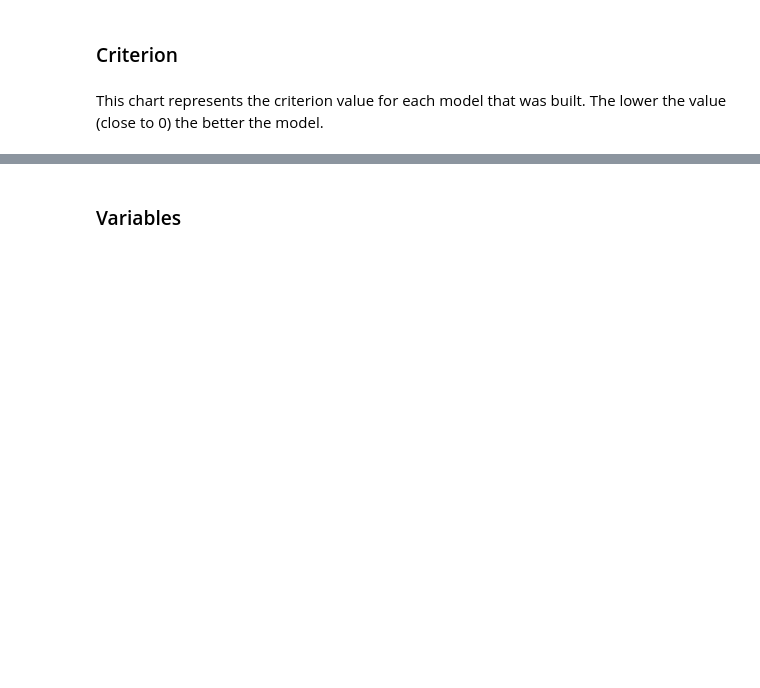
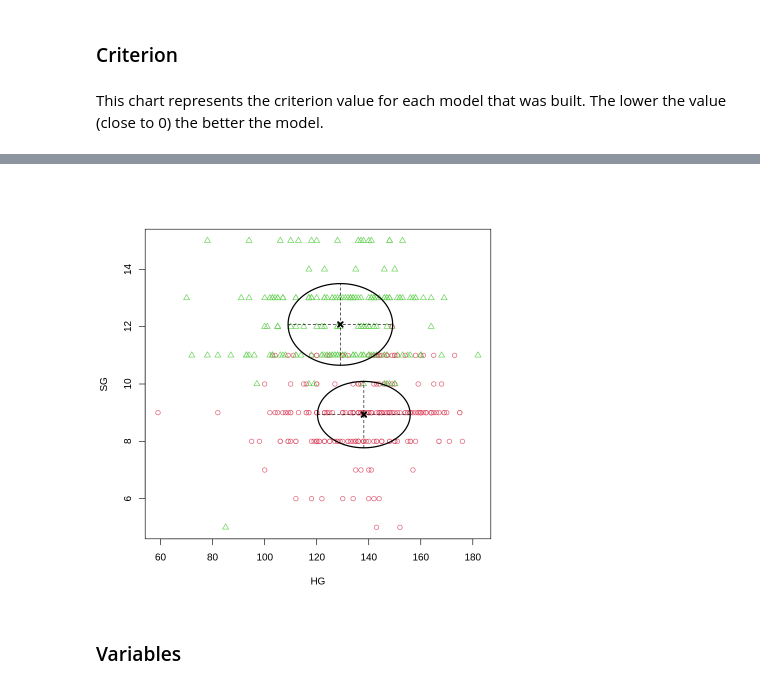
Before and after one commit to vandaele/mixmod-notebook, a Jupyter notebook: mixmod-example.ipynb, the cells around one changed output, grey strips where cells are left out. Drawn from its saved outputs; the diff is of its cells as text; code cells hidden in the pictures; blank space fills up the shorter version.

```diff
--- a/mixmod-example.ipynb
+++ b/mixmod-example.ipynb
@@ -52,3 +77,7 @@ This chart represents the criterion value for each model that was built. The low
+# %%
+plotCluster(res["bestResult"], data, variable1="HG", variable2="SG")
+# %% [output]
+[figure, added]
 # %% [markdown]
 ### Variables
 # %% [markdown]
```
Also changed, not shown: parts of 12 cells of this notebook.
